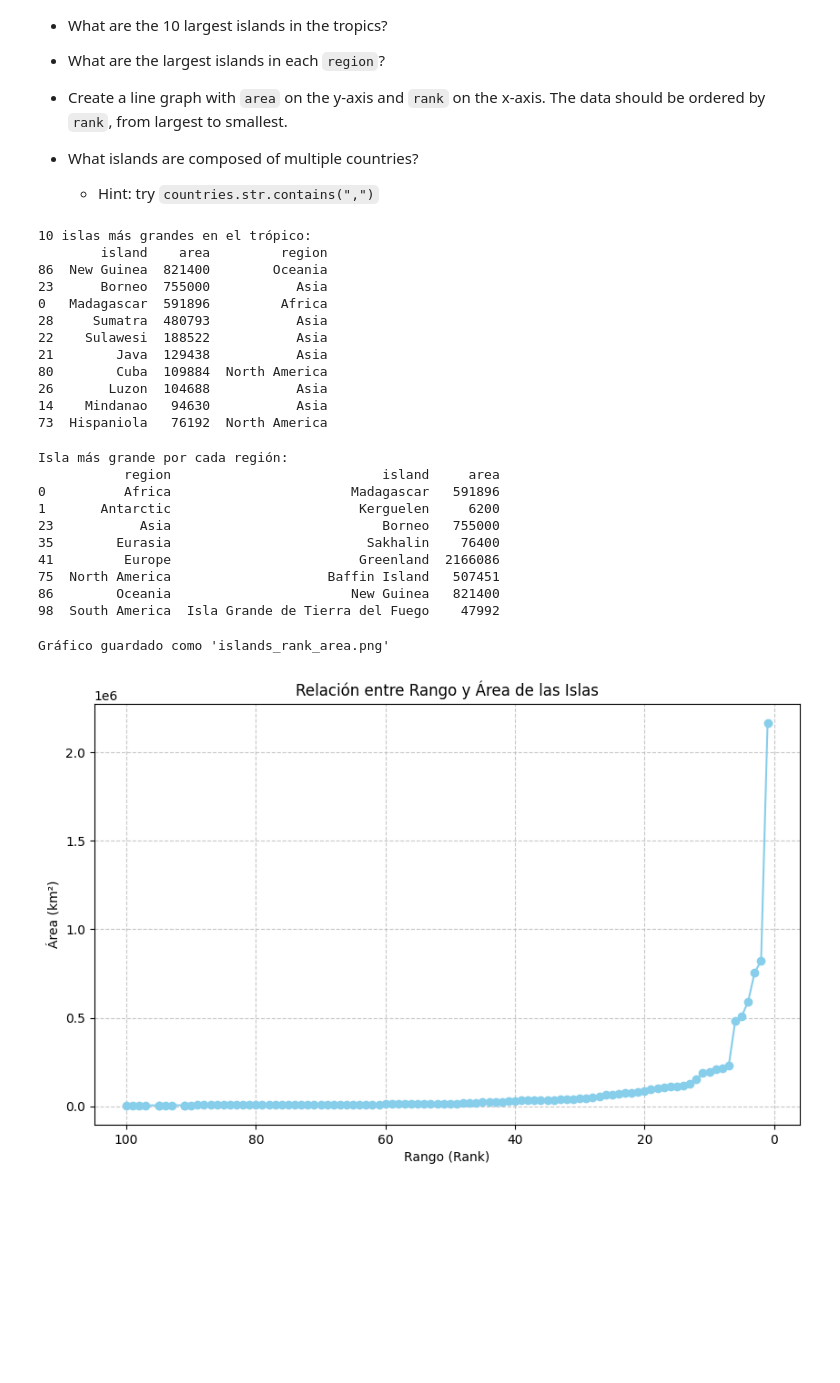
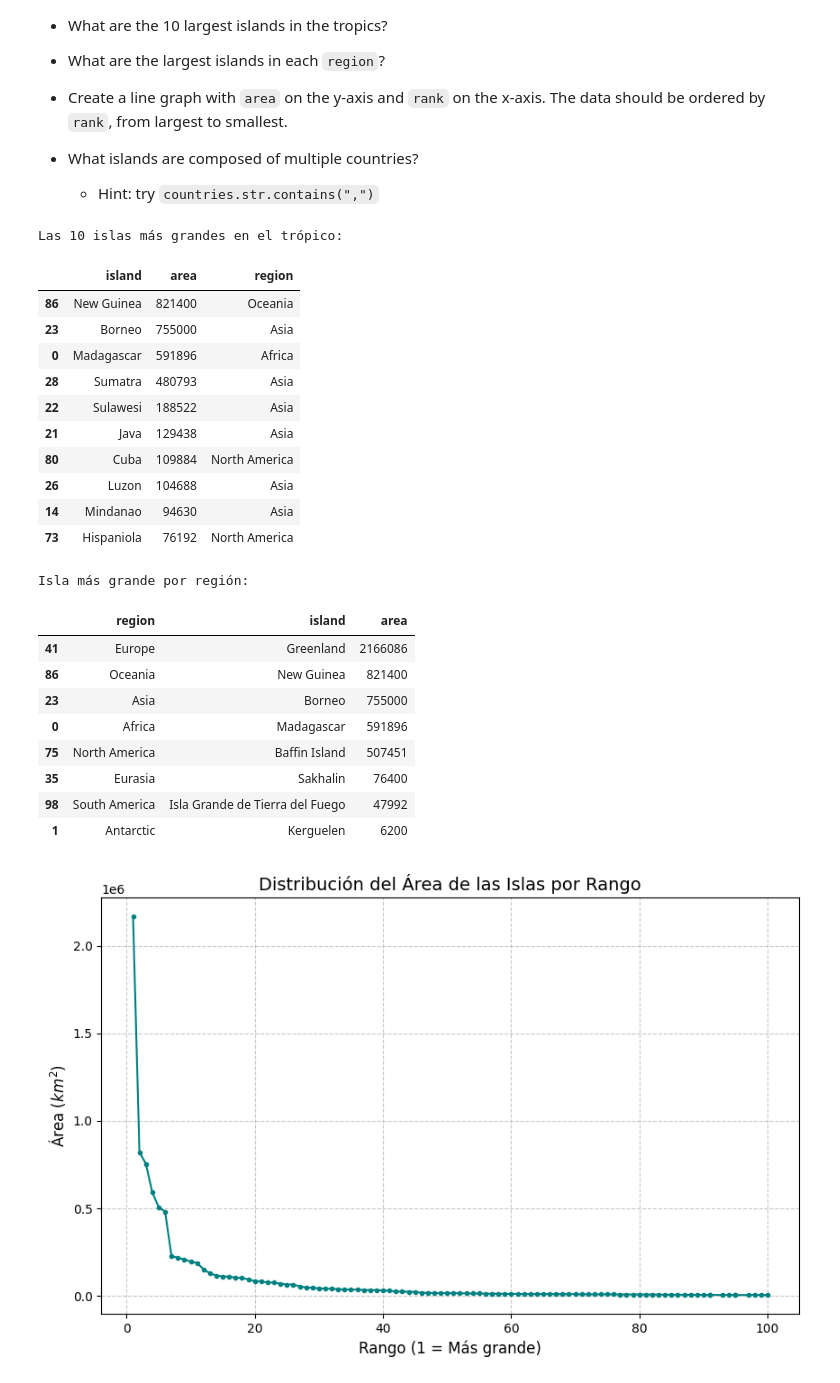
Before and after one commit to m00n07/mineria_de_datos, a Jupyter notebook: largest_islands.ipynb, the cells around one changed output. Cells and saved outputs as stored; diff of their text form; code cells hidden in the pictures; blank space fills up the shorter version.

```diff
--- a/largest_islands.ipynb
+++ b/largest_islands.ipynb
@@ -43,6 +43,7 @@ df.head()
 import pandas as pd
 import matplotlib.pyplot as plt
 
+'''
 # 1. Cargar el dataset
 df = pd.read_csv('largest-islands.csv')
 
@@ -50,55 +51,82 @@ df = pd.read_csv('largest-islands.csv')
 top_10_tropics = df[df['climate'] == 'tropics'].sort_values(by='area', ascending=False).head(10)
 print("10 islas más grandes en el trópico:")
 print(top_10_tropics[['island', 'area', 'region']])
+'''
+# Filtramos por clima tropical y ordenamos por área de forma descendente
+top_10_tropicos = df.query('climate == "tropics"').sort_values(by='area', ascending=False).head(10)
+
+print("Las 10 islas más grandes en el trópico:")
+display(top_10_tropicos[['island', 'area', 'region']])
 # %% [output]
-10 islas más grandes en el trópico:
-        island    area         region
-86  New Guinea  821400        Oceania
-23      Borneo  755000           Asia
-0   Madagascar  591896         Africa
-28     Sumatra  480793           Asia
-22    Sulawesi  188522           Asia
-21        Java  129438           Asia
-80        Cuba  109884  North America
-26       Luzon  104688           Asia
-14    Mindanao   94630           Asia
-73  Hispaniola   76192  North America
+Las 10 islas más grandes en el trópico:
+|  | island | area | region |
+| 86 | New Guinea | 821400 | Oceania |
+| 23 | Borneo | 755000 | Asia |
+| 0 | Madagascar | 591896 | Africa |
+| 28 | Sumatra | 480793 | Asia |
+| 22 | Sulawesi | 188522 | Asia |
+| 21 | Java | 129438 | Asia |
+| 80 | Cuba | 109884 | North America |
+| 26 | Luzon | 104688 | Asia |
+| 14 | Mindanao | 94630 | Asia |
+| 73 | Hispaniola | 76192 | North America |
 # %%
 # What are the largest islands in each region?
 
+'''
 # Agrupamos por región y obtenemos el índice del valor máximo de área
 largest_by_region = df.loc[df.groupby('region')['area'].idxmax()]
 print("\nIsla más grande por cada región:")
-print(largest_by_region[['region', 'island', 'area']])
+print(largest_by_region[['region', 'island', 'area']]) '''
+
+# Agrupamos por región y encontramos la fila con el área máxima en cada una
+islas_por_region = df.loc[df.groupby('region')['area'].idxmax()]
+
+print("Isla más grande por región:")
+display(islas_por_region[['region', 'island', 'area']].sort_values(by='area', ascending=False))
 # %% [output]
-Isla más grande por cada región:
-           region                           island     area
-0          Africa                       Madagascar   591896
-1       Antarctic                        Kerguelen     6200
-23           Asia                           Borneo   755000
-35        Eurasia                         Sakhalin    76400
-41         Europe                        Greenland  2166086
-75  North America                    Baffin Island   507451
-86        Oceania                       New Guinea   821400
-98  South America  Isla Grande de Tierra del Fuego    47992
+Isla más grande por región:
+|  | region | island | area |
+| 41 | Europe | Greenland | 2166086 |
+| 86 | Oceania | New Guinea | 821400 |
+| 23 | Asia | Borneo | 755000 |
+| 0 | Africa | Madagascar | 591896 |
+| 75 | North America | Baffin Island | 507451 |
+| 35 | Eurasia | Sakhalin | 76400 |
+| 98 | South America | Isla Grande de Tierra del Fuego | 47992 |
+| 1 | Antarctic | Kerguelen | 6200 |
 # %%
 # Create a line graph with area on the y-axis and rank on the x-axis. The data should be ordered by rank, from largest to smallest.
 
+'''
 # Ordenamos por rank para asegurar que el gráfico fluya correctamente
 df_sorted = df.sort_values(by='rank')
 
 plt.figure(figsize=(10, 6))
 plt.plot(df_sorted['rank'], df_sorted['area'], marker='o', color='skyblue', linestyle='-')
 plt.title('Relación entre Rango y Área de las Islas')
 plt.xlabel('Rango (Rank)')
 plt.ylabel('Área (km²)')
 plt.grid(True, linestyle='--', alpha=0.7)
 plt.gca().invert_xaxis()  # Opcional: para mostrar del rango 1 al 100 de izquierda a derecha
 plt.savefig('islands_rank_area.png')
-print("\nGráfico guardado como 'islands_rank_area.png'")
+print("\nGráfico guardado como 'islands_rank_area.png'") '''
+
+# Aseguramos que los datos estén ordenados por rango (rank)
+df_sorted = df.sort_values(by='rank')
+
+plt.figure(figsize=(10, 6))
+plt.plot(df_sorted['rank'], df_sorted['area'], marker='.', color='teal', linestyle='-')
+
+# Personalización
+plt.title('Distribución del Área de las Islas por Rango', fontsize=14)
+plt.xlabel('Rango (1 = Más grande)', fontsize=12)
+plt.ylabel('Área ($km^2$)', fontsize=12)
+plt.grid(True, linestyle='--', alpha=0.7)
+
+plt.show()
 # %% [output]
-Gráfico guardado como 'islands_rank_area.png'
-[figure, old version]
+[figure, new version]
 # %%
 # What islands are composed of multiple countries? Hint: try countries.str.contains(",")
 
```
Also changed, not shown: parts of 1 cell of this notebook.
